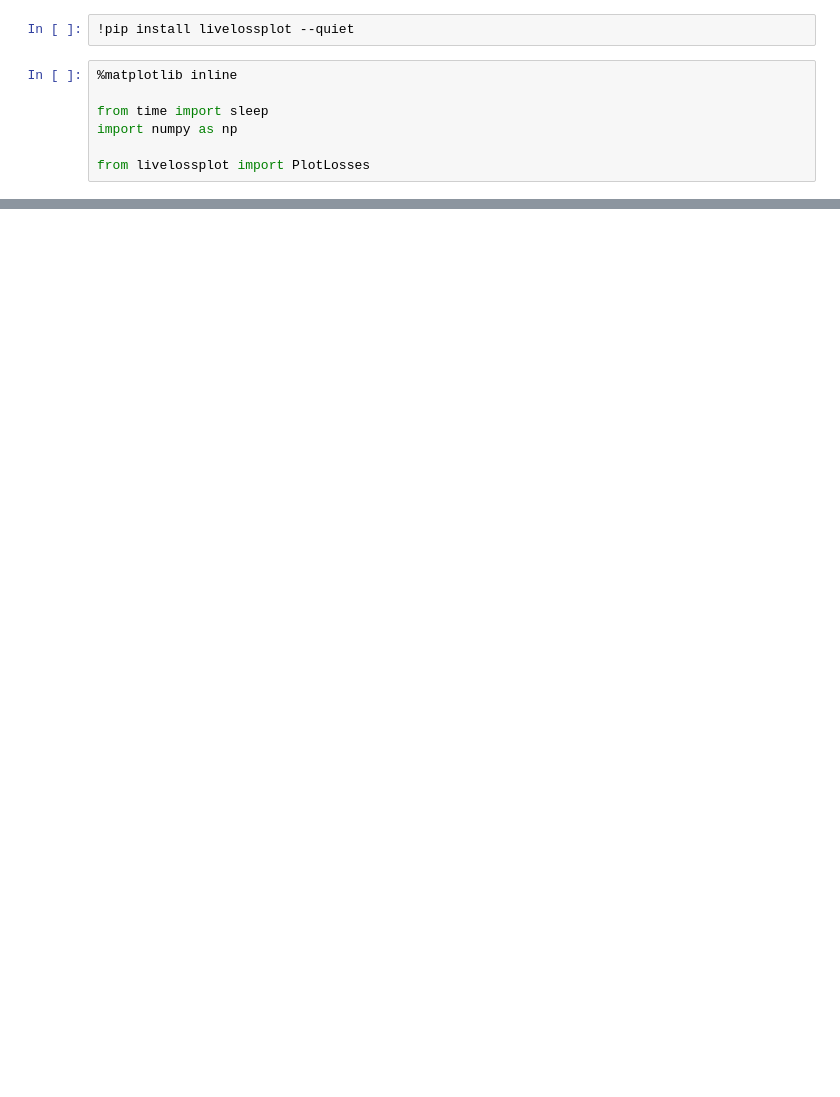
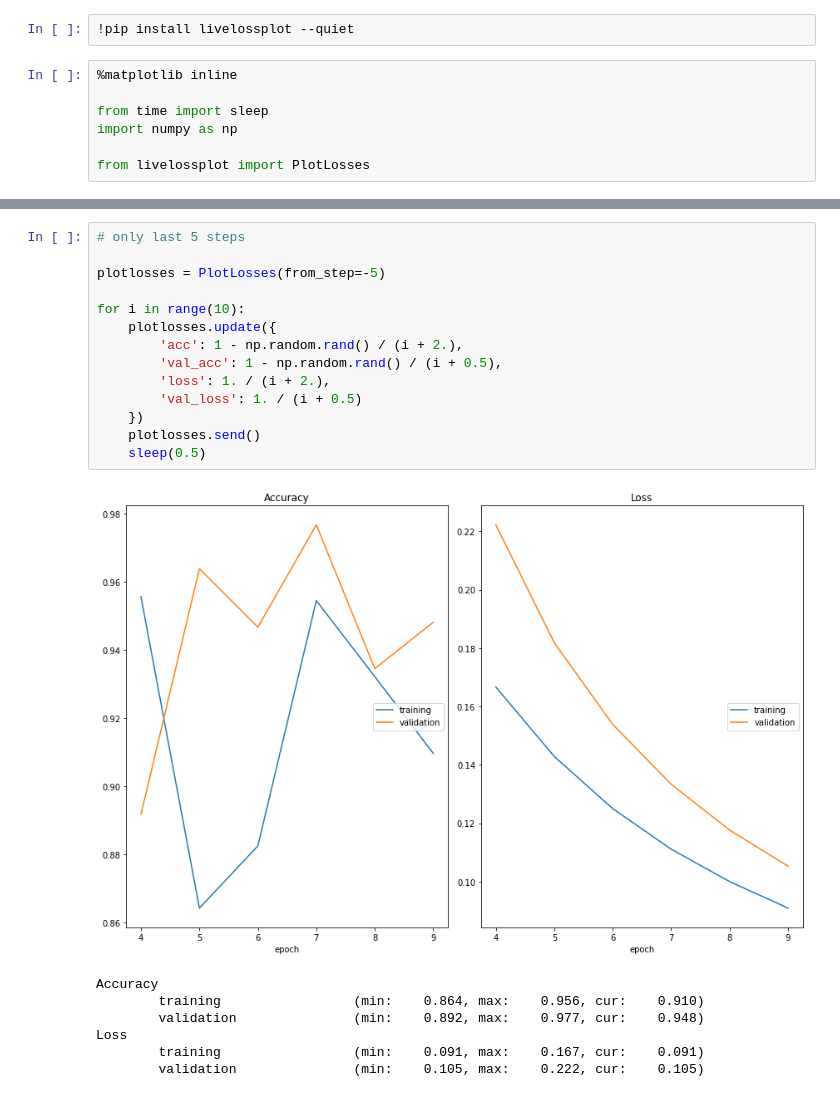
Before and after one commit to stared/livelossplot, a Jupyter notebook: examples/minimal.ipynb, the cells around one changed output, grey strips where cells are left out. Drawn from its saved outputs; the diff is of its cells as text; blank space fills up the shorter version.

```diff
--- a/examples/minimal.ipynb
+++ b/examples/minimal.ipynb
@@ -37,0 +60,22 @@ log-loss
+# %%
+# only last 5 steps
+
+plotlosses = PlotLosses(from_step=-5)
+
+for i in range(10):
+    plotlosses.update({
+        'acc': 1 - np.random.rand() / (i + 2.),
+        'val_acc': 1 - np.random.rand() / (i + 0.5),
+        'loss': 1. / (i + 2.),
+        'val_loss': 1. / (i + 0.5)
+    })
+    plotlosses.send()
+    sleep(0.5)
+# %% [output]
+[figure, added]
+Accuracy
+        training                 (min:    0.864, max:    0.956, cur:    0.910)
+        validation               (min:    0.892, max:    0.977, cur:    0.948)
+Loss
+        training                 (min:    0.091, max:    0.167, cur:    0.091)
+        validation               (min:    0.105, max:    0.222, cur:    0.105)
```
Also changed, not shown: parts of 3 cells of this notebook.
